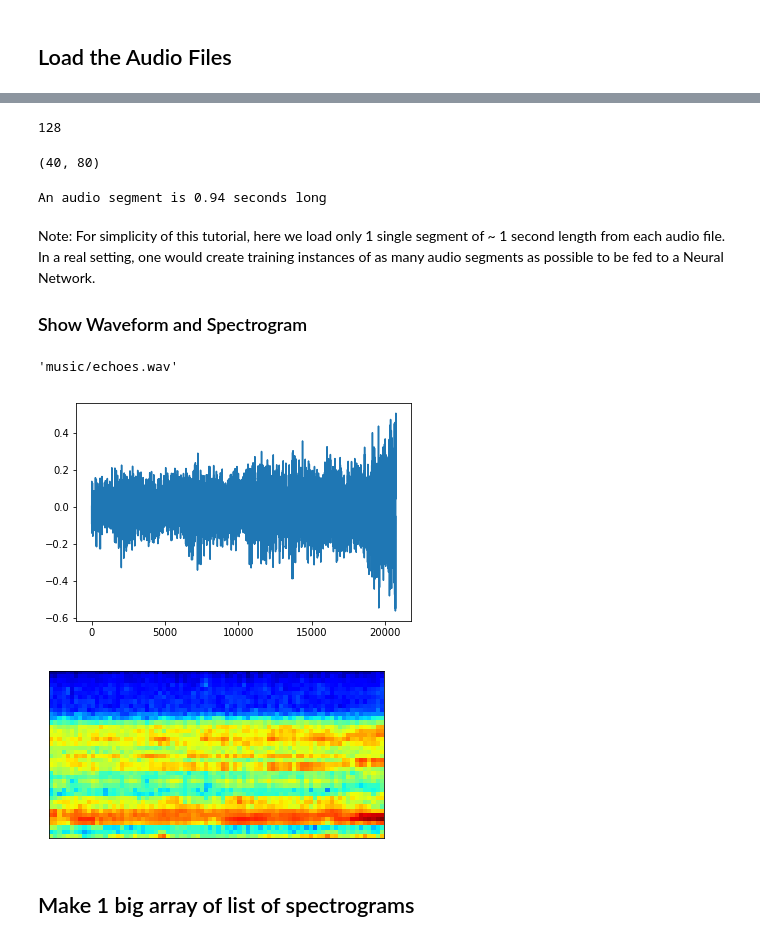
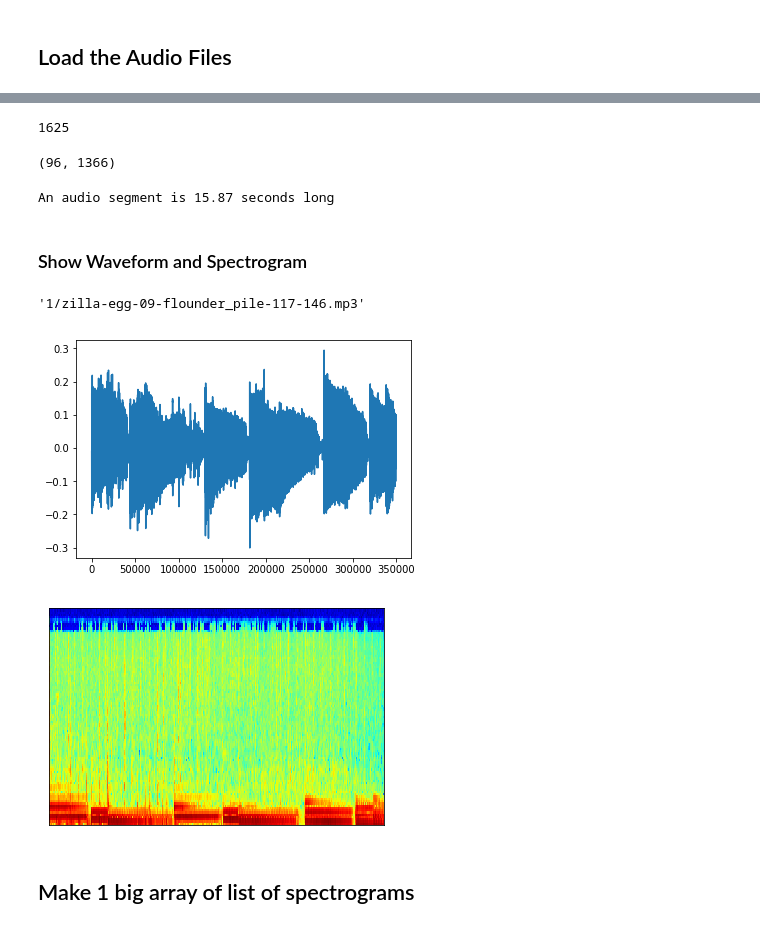
Before and after one commit to audiofeature/DL_Tutorial_MLPrague18, a Jupyter notebook: Part 2b - Instrumental vocal detection.ipynb, the cells around one changed output, grey strips where cells are left out. Saved outputs shown, nothing was run; the diff lists cells and outputs as text; code cells hidden in the pictures.

```diff
--- a/Part 2b - Instrumental vocal detection.ipynb
+++ b/Part 2b - Instrumental vocal detection.ipynb
@@ -210,8 +221,14 @@ classes[0:5]
 list_spectrograms = [] # spectrograms are put into a list first
 
 # desired output parameters
-n_mel_bands = 40   # y axis
-frames = 80        # x axis
+
+# orig
+#n_mel_bands = 40   # y axis
+#frames = 80        # x axis
+
+# enhanced
+n_mel_bands = 96   # y axis
+frames = 1366        # x axis
 
 # some FFT parameters
 fft_window_size=512
@@ -257,20 +281,17 @@ array([ 0.00320435, -0.05340576, -0.09249878, ...,  0.14624023,
 # %%
 len(list_spectrograms)
 # %% [output]
-128
+1625
 # %%
 spectrogram.shape
 # %% [output]
-(40, 80)
+(96, 1366)
 # %%
 print("An audio segment is", round(float(segment_size) / samplerate, 2), "seconds long")
 # %% [output]
-An audio segment is 0.94 seconds long
+An audio segment is 15.87 seconds long
-# %% [markdown]
-Note: For simplicity of this tutorial, here we load only 1 single segment of ~ 1 second length from each audio file.
-In a real setting, one would create training instances of as many audio segments as possible to be fed to a Neural Network.
-
-### Show Waveform and Spectrogram
+# %% [markdown]
+### Show Waveform and Spectrogram
 # %%
 # you can skip this if you do not have matplotlib installed
 
@@ -281,16 +302,16 @@ import matplotlib.pyplot as plt
 plt.plot(wav_segment)
 filename
 # %% [output]
-'music/echoes.wav'
+'1/zilla-egg-09-flounder_pile-117-146.mp3'
-[figure, old version]
+[figure, new version]
 # %%
 # show spectrogram
-fig = plt.imshow(spectrogram, origin='lower')
+fig = plt.imshow(spectrogram, origin='lower', aspect='auto')
 fig.set_cmap('jet')
 fig.axes.get_xaxis().set_visible(False)
 fig.axes.get_yaxis().set_visible(False)
 # %% [output]
-[figure, old version]
+[figure, new version]
 # %% [markdown]
 ## Make 1 big array of list of spectrograms
 # %%
```
Also changed, not shown: parts of 16 cells of this notebook.
